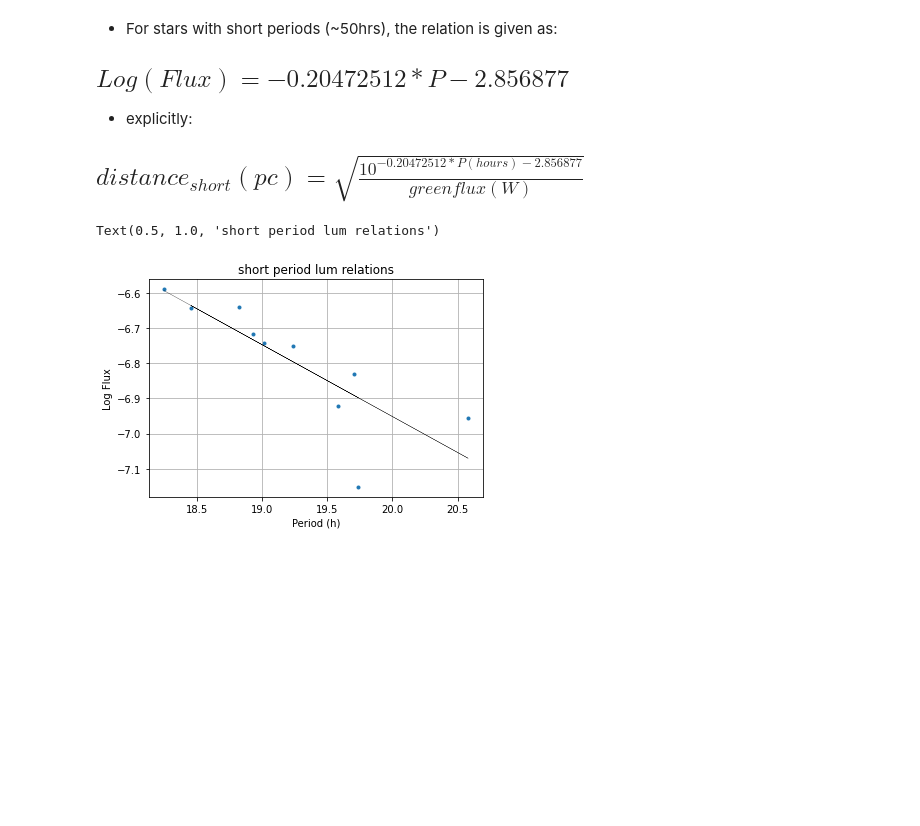
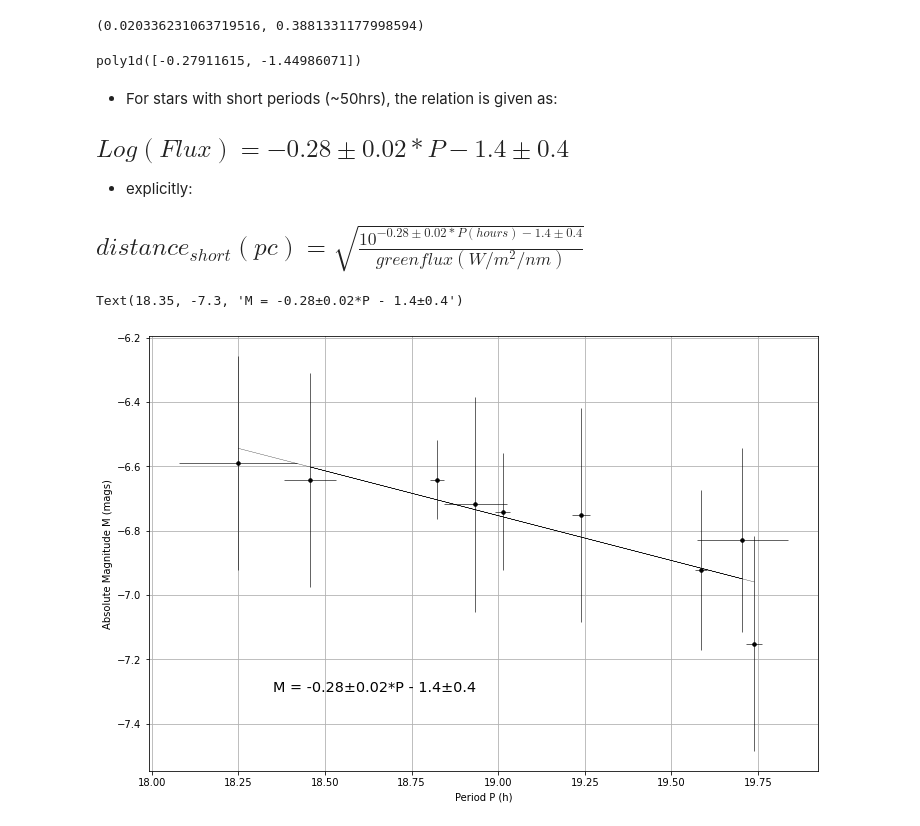
Before and after one commit to LeoClarke123/Distance_Ladder, a Jupyter notebook: Period_Lum/period_lum_analysis.ipynb, the cells around one changed output. Cells and saved outputs as stored; diff of their text form; code cells hidden in the pictures; blank space fills up the shorter version.

Commit message:
Finished period-lum uncertainty analysis, tidied up graphs

```diff
--- a/Period_Lum/period_lum_analysis.ipynb
+++ b/Period_Lum/period_lum_analysis.ipynb
@@ -47,21 +86,22 @@ Text(0.5, 1.0, 'all period lum relations')
 distance = []
 long_periods = []
 long_luminosity = []
-yerr = []
-xerr = []
+long_yerr = []
+long_xerr = []
 
 for i in pointdata:
 
     i = i.split()
-    period = float(i[-2])
+    period = float(i[-3])
     green_flux = float(i[4])
-    dist = float(i[-3])
+    dist = float(i[-4])
+    x_uncert = float(i[-2])
 
     if float(period) > 35:
-        xerr.append(0.001*period) # assume 0.1% uncertainty in periods, TO BE REVIEWED
+        long_xerr.append(x_uncert)
         long_periods.append(period)
         abs_mag = np.log10(green_flux) + 2*np.log10(dist)
-        yerr.append((1/2.3)*((0.015)**2+(0.01)**2)**(1/2)) # 1.5% uncertianty in flux
+        long_yerr.append(((0.015/2.3)**2+((2*dist*0.001)**2))**(1/2))
         long_luminosity.append(abs_mag)
 # %%
 fig = plt.figure()
@@ -108,36 +139,54 @@ b = -18.003 ± 0.375
 distance = []
 short_periods = []
 short_luminosity = []
+short_yerr = []
+short_xerr = []
 
 for i in pointdata:
 
     i = i.split()
-    period = i[-2]
-    green_flux = i[4]
-    dist = i[-3]
+    period = float(i[-3])
+    green_flux = float(i[4])
+    dist = float(i[-4])
+    x_uncert = float(i[-2])
+    star_name = str(i[0])
 
-    if float(period) < 35 and float(period) != 0:
-        short_periods.append(float(period))
-        abs_mag = np.log10(float(green_flux)) + 2*np.log10(float(dist))
+    if star_name == 'P00789': # NOTE, this star had no clear period in it's data, was thus excluded
+        continue
+
+    if period < 35 and period != 0:
+        short_xerr.append(x_uncert)
+        short_periods.append(period)
+        abs_mag = np.log10(green_flux) + 2*np.log10(dist)
+        short_yerr.append(((0.015/2.3)**2+((2*dist*0.001)**2))**(1/2))
         short_luminosity.append(abs_mag)
+# %%
+period_lum_uncert(short_periods, short_luminosity, short_xerr, short_yerr)
+# %% [output]
+(0.020336231063719516, 0.3881331177998594)
 # %%
 short_fit = np.polyfit(short_periods, short_luminosity, 1)
 short_poly = np.poly1d(short_fit)
+# %%
+short_poly
+# %% [output]
+poly1d([-0.27911615, -1.44986071])
 # %% [markdown]
 - For stars with short periods (~50hrs), the relation is given as: <br />
-## $ Log(Flux) = -0.20472512*P - 2.856877 $ <br />
+## $ Log(Flux) = -0.28\pm0.02*P - 1.4\pm0.4 $ <br />
 - explicitly:
-## $ distance_{short}(pc) = \sqrt{\frac{10^{-0.20472512*P (hours) - 2.856877}}{green flux (W)}} $
+## $ distance_{short}(pc) = \sqrt{\frac{10^{-0.28\pm0.02*P (hours) - 1.4\pm0.4}}{green flux (W/m^{2}/nm)}} $
 # %%
 fig = plt.figure()
 ax2 = fig.add_subplot(111)
 
-ax2.scatter(short_periods, short_luminosity, marker='.')
+ax2.errorbar(short_periods, short_luminosity, yerr=short_yerr, xerr=short_xerr, fmt='.k', markersize='7', elinewidth=0.6)
 ax2.plot(short_periods,short_poly(short_periods),"k", linewidth=0.3)
 ax2.grid()
-plt.xlabel('Period (h)')
-plt.ylabel('Log Flux')
-plt.title('short period lum relations')
+plt.rcParams["figure.figsize"] = (12, 8)
+plt.xlabel('Period P (h)')
+plt.ylabel('Absolute Magnitude M (mags)')
+plt.text(18.35,-7.3,"M = -0.28\u00B10.02*P - 1.4\u00B10.4", fontsize='x-large')
 # %% [output]
-Text(0.5, 1.0, 'short period lum relations')
+Text(18.35, -7.3, 'M = -0.28±0.02*P - 1.4±0.4')
-[figure, old version]
+[figure, new version]
```
Also changed, not shown: parts of 13 cells of this notebook.
